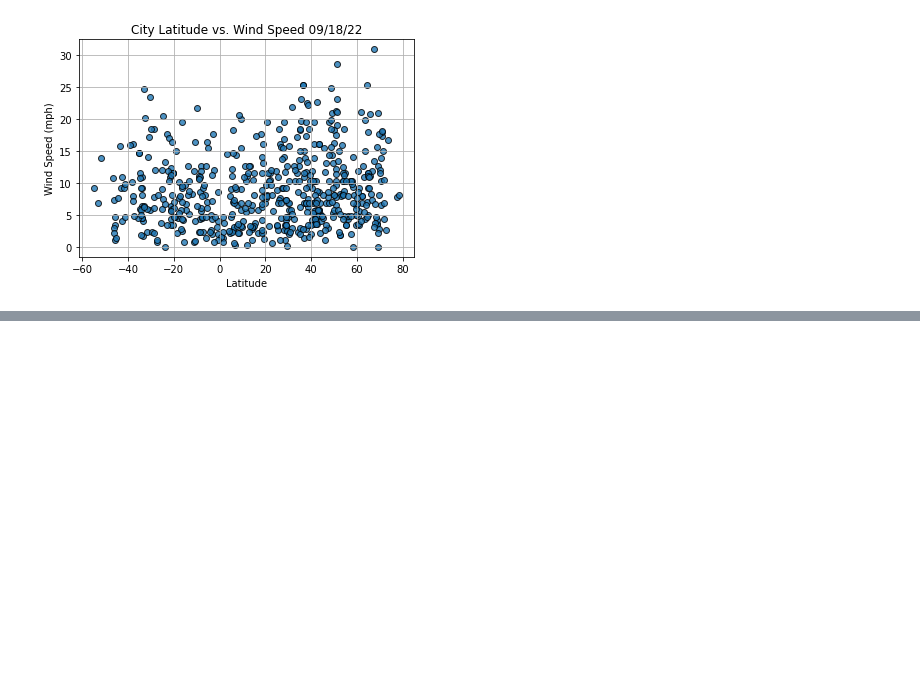
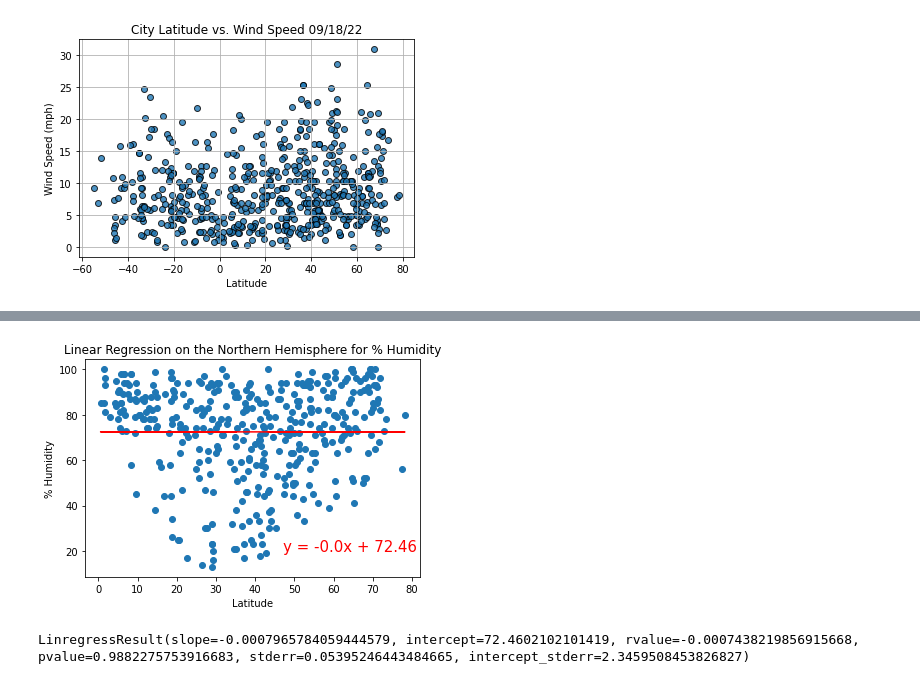
Before and after one commit to dpTuttle/World_Weather_Analysis, a Jupyter notebook: WeatherPy.ipynb, the cells around one changed output, grey strips where cells are left out. Drawn from its saved outputs; the diff is of its cells as text; code cells hidden in the pictures; blank space fills up the shorter version.

```diff
--- a/WeatherPy.ipynb
+++ b/WeatherPy.ipynb
@@ -291,0 +397,14 @@ plt.show()
+# %%
+#Linear regression on the Northern Hemisphere (% Humidity.
+x_values = northern_hemi_df["Lat"]
+y_values = northern_hemi_df["Humidity"]
+
+#Call the function.
+
+plot_linear_regression(x_values, y_values,
+                       'Linear Regression on the Northern Hemisphere for % Humidity', '% Humidity', (47,20))
+
+print(linregress(x_values,y_values))
+# %% [output]
+[figure, added]
+LinregressResult(slope=-0.0007965784059444579, intercept=72.4602102101419, rvalue=-0.0007438219856915668, pvalue=0.9882275753916683, stderr=0.05395246443484665, intercept_stderr=2.3459508453826827)
```
Also changed, not shown: parts of 12 cells of this notebook.
